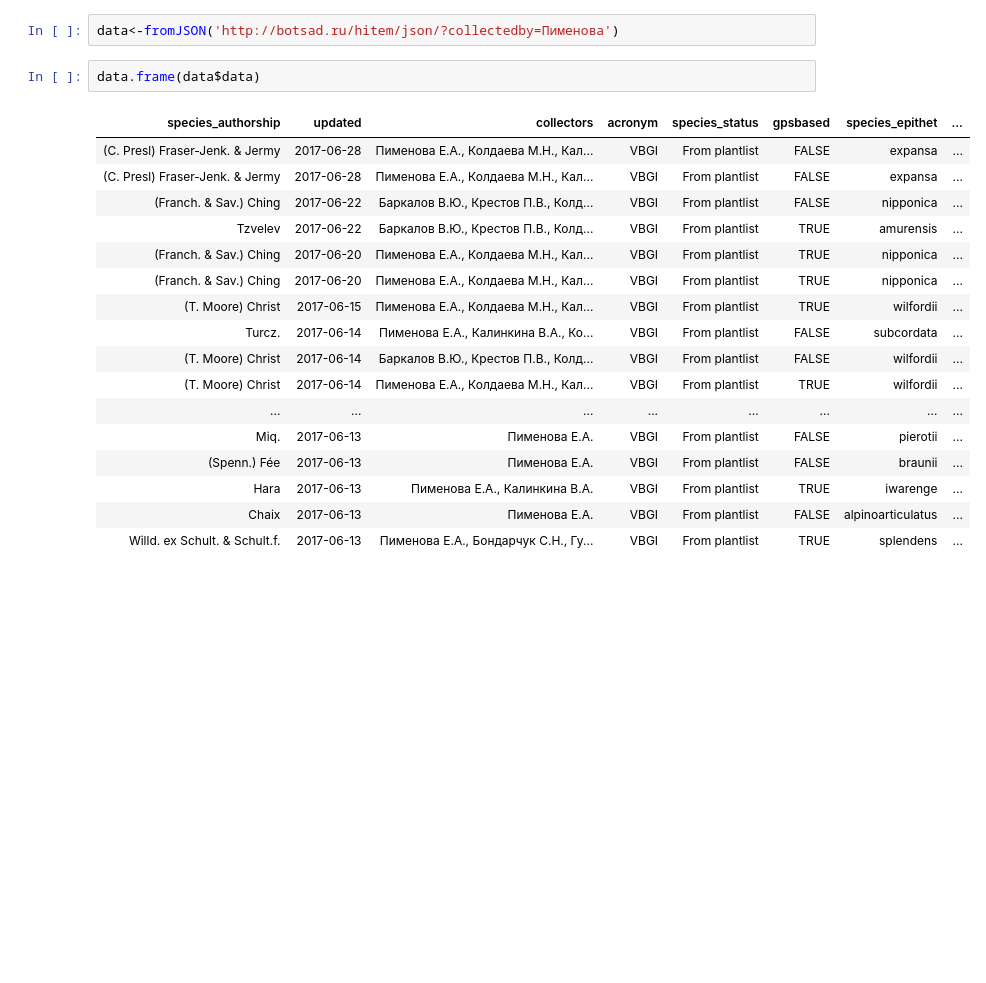
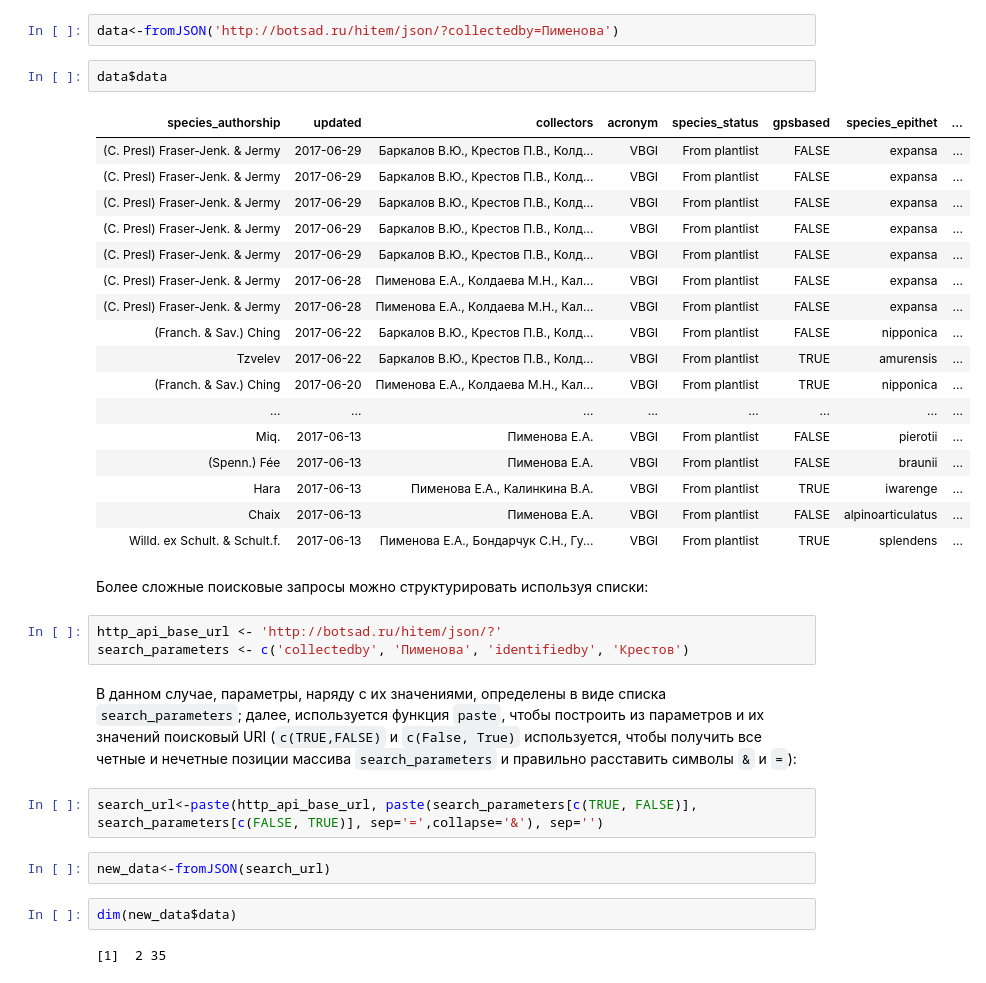
Before and after one commit to VBGI/herbs, a Jupyter notebook: herbs/docs/tutorial/R/ru/R.ipynb, the cells around one changed output. Cells and saved outputs as stored; diff of their text form; blank space fills up the shorter version.

```diff
--- a/herbs/docs/tutorial/R/ru/R.ipynb
+++ b/herbs/docs/tutorial/R/ru/R.ipynb
@@ -22,22 +22,37 @@ library(jsonlite)
 # %%
 data<-fromJSON('http://botsad.ru/hitem/json/?collectedby=Пименова')
 # %%
-data.frame(data$data)
+data$data
 # %% [output]
 | species_authorship | updated | collectors | acronym | species_status | gpsbased | species_epithet | ... |
+| (C. Presl) Fraser-Jenk. & Jermy | 2017-06-29 | Баркалов В.Ю., Крестов П.В., Колд... | VBGI | From plantlist | FALSE | expansa | ... |
+| (C. Presl) Fraser-Jenk. & Jermy | 2017-06-29 | Баркалов В.Ю., Крестов П.В., Колд... | VBGI | From plantlist | FALSE | expansa | ... |
+| (C. Presl) Fraser-Jenk. & Jermy | 2017-06-29 | Баркалов В.Ю., Крестов П.В., Колд... | VBGI | From plantlist | FALSE | expansa | ... |
+| (C. Presl) Fraser-Jenk. & Jermy | 2017-06-29 | Баркалов В.Ю., Крестов П.В., Колд... | VBGI | From plantlist | FALSE | expansa | ... |
+| (C. Presl) Fraser-Jenk. & Jermy | 2017-06-29 | Баркалов В.Ю., Крестов П.В., Колд... | VBGI | From plantlist | FALSE | expansa | ... |
 | (C. Presl) Fraser-Jenk. & Jermy | 2017-06-28 | Пименова Е.А., Колдаева М.Н., Кал... | VBGI | From plantlist | FALSE | expansa | ... |
 | (C. Presl) Fraser-Jenk. & Jermy | 2017-06-28 | Пименова Е.А., Колдаева М.Н., Кал... | VBGI | From plantlist | FALSE | expansa | ... |
 | (Franch. & Sav.) Ching | 2017-06-22 | Баркалов В.Ю., Крестов П.В., Колд... | VBGI | From plantlist | FALSE | nipponica | ... |
 | Tzvelev | 2017-06-22 | Баркалов В.Ю., Крестов П.В., Колд... | VBGI | From plantlist | TRUE | amurensis | ... |
 | (Franch. & Sav.) Ching | 2017-06-20 | Пименова Е.А., Колдаева М.Н., Кал... | VBGI | From plantlist | TRUE | nipponica | ... |
-| (Franch. & Sav.) Ching | 2017-06-20 | Пименова Е.А., Колдаева М.Н., Кал... | VBGI | From plantlist | TRUE | nipponica | ... |
-| (T. Moore) Christ | 2017-06-15 | Пименова Е.А., Колдаева М.Н., Кал... | VBGI | From plantlist | TRUE | wilfordii | ... |
-| Turcz. | 2017-06-14 | Пименова Е.А., Калинкина В.А., Ко... | VBGI | From plantlist | FALSE | subcordata | ... |
-| (T. Moore) Christ | 2017-06-14 | Баркалов В.Ю., Крестов П.В., Колд... | VBGI | From plantlist | FALSE | wilfordii | ... |
-| (T. Moore) Christ | 2017-06-14 | Пименова Е.А., Колдаева М.Н., Кал... | VBGI | From plantlist | TRUE | wilfordii | ... |
 | ... | ... | ... | ... | ... | ... | ... | ... |
 | Miq. | 2017-06-13 | Пименова Е.А. | VBGI | From plantlist | FALSE | pierotii | ... |
 | (Spenn.) Fée | 2017-06-13 | Пименова Е.А. | VBGI | From plantlist | FALSE | braunii | ... |
 | Hara | 2017-06-13 | Пименова Е.А., Калинкина В.А. | VBGI | From plantlist | TRUE | iwarenge | ... |
 | Chaix | 2017-06-13 | Пименова Е.А. | VBGI | From plantlist | FALSE | alpinoarticulatus | ... |
 | Willd. ex Schult. & Schult.f. | 2017-06-13 | Пименова Е.А., Бондарчук С.Н., Гу... | VBGI | From plantlist | TRUE | splendens | ... |
+# %% [markdown]
+Более сложные поисковые запросы можно структурировать используя списки:
+# %%
+http_api_base_url <- 'http://botsad.ru/hitem/json/?'
+search_parameters <- c('collectedby', 'Пименова', 'identifiedby', 'Крестов')
+# %% [markdown]
+В данном случае, параметры, наряду с их значениями, определены в виде списка `search_parameters`; далее, используется функция `paste`, чтобы построить из параметров и их значений поисковый URI (`c(TRUE,FALSE)` и `c(False, True)` используется, чтобы получить все четные и нечетные позиции массива `search_parameters` и правильно расставить символы `&` и `=`):
+# %%
+search_url<-paste(http_api_base_url, paste(search_parameters[c(TRUE, FALSE)], search_parameters[c(FALSE, TRUE)], sep='=',collapse='&'), sep='')
+# %%
+new_data<-fromJSON(search_url)
+# %%
+dim(new_data$data)
+# %% [output]
+[1]  2 35
```
Also changed, not shown: parts of 3 cells of this notebook.
